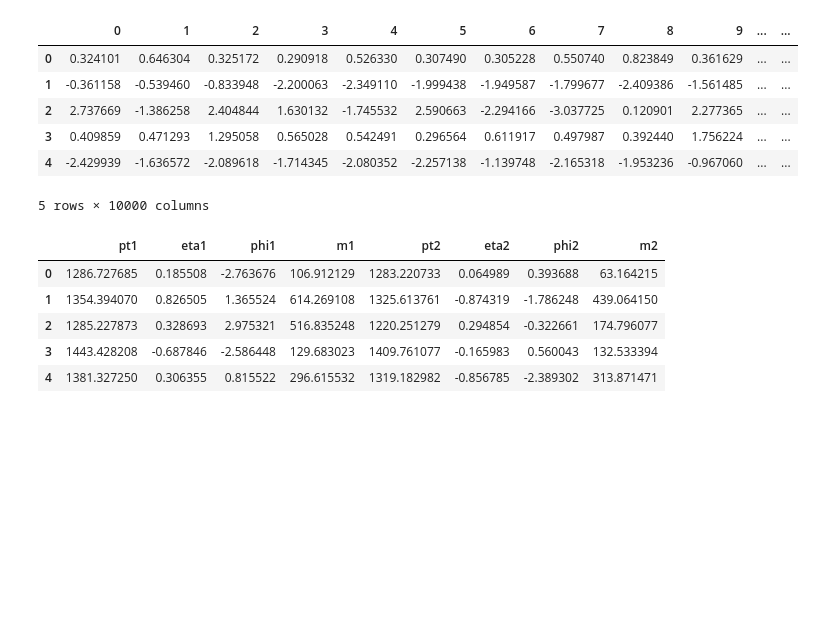
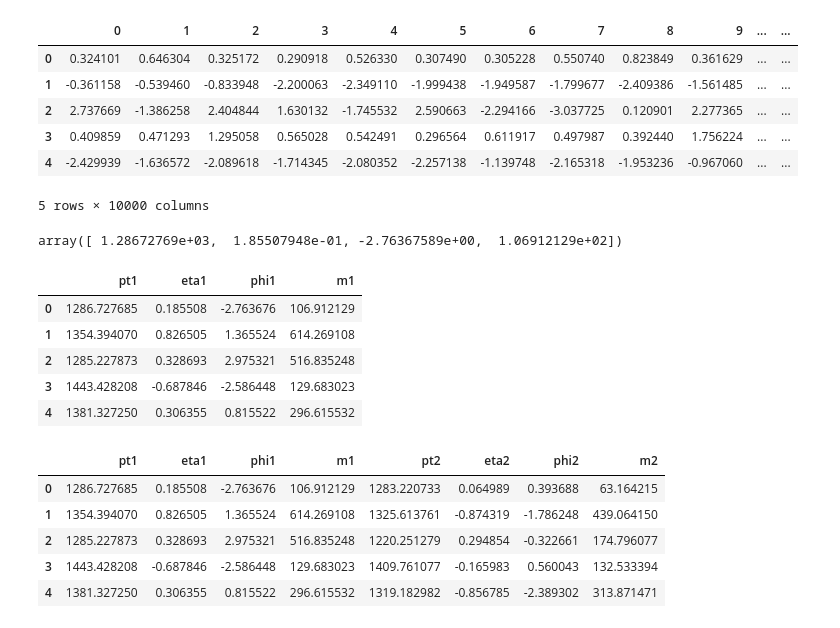
Before and after one commit to VinceLing0529/Anomaly-Detection, a Jupyter notebook: feature_study_with_clustering.ipynb, the cells around one changed output. Saved outputs shown, nothing was run; the diff lists cells and outputs as text; code cells hidden in the pictures; blank space fills up the shorter version.

```diff
--- a/feature_study_with_clustering.ipynb
+++ b/feature_study_with_clustering.ipynb
@@ -122,6 +126,19 @@ bg_lead = np.array([leadpT['background'],leadeta['background'],leadphi['backgrou
 bg_sublead = np.array([subleadpT['background'],subleadeta['background'],subleadphi['background'],subleadmass['background']])
 signal_lead = np.array([leadpT['signal'],leadeta['signal'],leadphi['signal'],leadmass['signal']])
 signal_sublead = np.array([subleadpT['signal'],subleadeta['signal'],subleadphi['signal'],subleadmass['signal']])
+# %%
+bg_lead.T[0]
+# %% [output]
+array([ 1.28672769e+03,  1.85507948e-01, -2.76367589e+00,  1.06912129e+02])
+# %%
+leadingjet = pd.DataFrame(data = bg_lead.T, columns = ["pt1","eta1","phi1","m1"])
+# %% [output]
+|  | pt1 | eta1 | phi1 | m1 |
+| 0 | 1286.727685 | 0.185508 | -2.763676 | 106.912129 |
+| 1 | 1354.394070 | 0.826505 | 1.365524 | 614.269108 |
+| 2 | 1285.227873 | 0.328693 | 2.975321 | 516.835248 |
+| 3 | 1443.428208 | -0.687846 | -2.586448 | 129.683023 |
+| 4 | 1381.327250 | 0.306355 | 0.815522 | 296.615532 |
 # %%
 background = pd.DataFrame(data=np.concatenate((bg_lead,bg_sublead)).T, columns=["pt1", "eta1","phi1","m1","pt2", "eta2","phi2","m2"])
 background.head()
```
Also changed, not shown: parts of 2 cells of this notebook.
